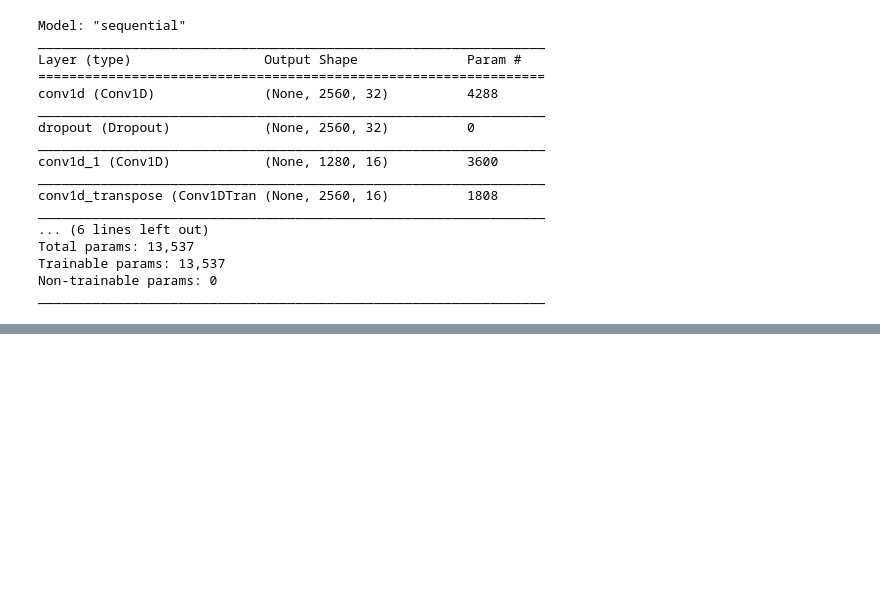
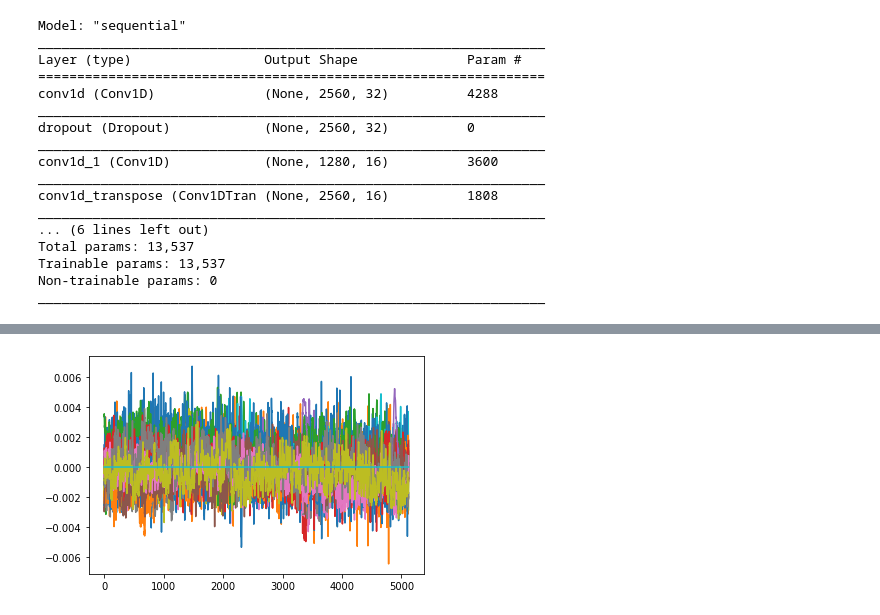
Before and after one commit to ark1st/transfer-eeg, a Jupyter notebook: Baseline.ipynb, the cells around one changed output, grey strips where cells are left out. Cells and saved outputs as stored; diff of their text form; code cells hidden in the pictures; blank space fills up the shorter version.

```diff
--- a/Baseline.ipynb
+++ b/Baseline.ipynb
@@ -187,0 +209,7 @@ Epoch 50/50
+# %%
+# Checking how the first sequence is learnt
+plt.plot(X_train[0])
+plt.plot(x_train_pred[0])
+plt.show()
+# %% [output]
+[figure, added]
```
Also changed, not shown: parts of 4 cells of this notebook.
